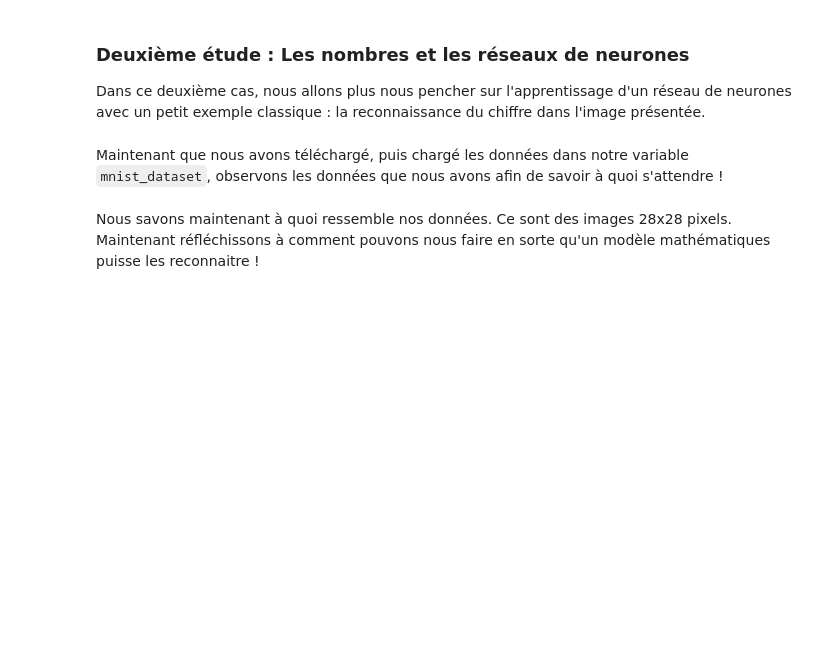
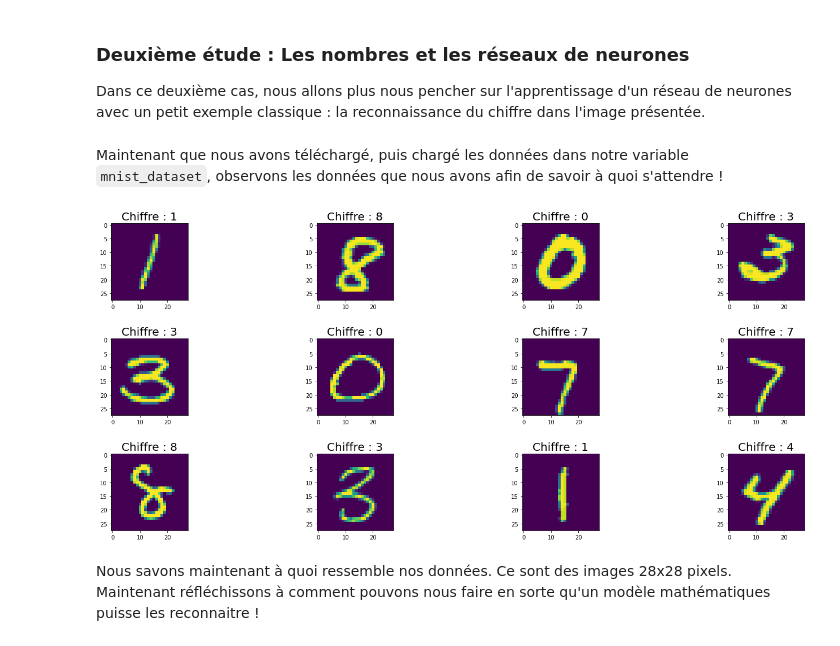
Before and after one commit to lbaret/introduction_ia_terminale, a Jupyter notebook: src/notebooks/develop.ipynb, the cells around one changed output. Drawn from its saved outputs; the diff is of its cells as text; code cells hidden in the pictures; blank space fills up the shorter version.

```diff
--- a/src/notebooks/develop.ipynb
+++ b/src/notebooks/develop.ipynb
@@ -157,7 +184,7 @@ Dans ce deuxième cas, nous allons plus nous pencher sur l'apprentissage d'un r
 %%capture mnist_download
 
 # Téléchargement des données
-mnist_dataset = MNIST(root="../../data/", download=True)
+mnist_dataset = MNIST(root="../../data/", download=True, transform=ToTensor())
 # %% [markdown]
 Maintenant que nous avons téléchargé, puis chargé les données dans notre variable `mnist_dataset`, observons les données que nous avons afin de savoir à quoi s'attendre !
 # %%
@@ -165,22 +192,24 @@ image, _ = mnist_dataset[0]
 # %%
 fig = plt.figure(figsize=(25, 10))
 columns = 4
 rows = 3
 
 random_indexes = random.sample(
     list(
         range(len(mnist_dataset))
     ), k=columns * rows
 )
 for i in range(columns * rows):
     image, label = mnist_dataset[random_indexes[i]]
-    image = np.asarray(image)
+    image = np.asarray(image.squeeze())
     ax = fig.add_subplot(rows, columns, i+1)
     ax.set_title(f"Chiffre : {label}", fontdict={'fontsize': 20})
     plt.imshow(image)
 
 plt.subplots_adjust(hspace=0.5)
 plt.show()
+# %% [output]
+[figure, added]
 # %% [markdown]
 Nous savons maintenant à quoi ressemble nos données. Ce sont des images 28x28 pixels.
 Maintenant réfléchissons à comment pouvons nous faire en sorte qu'un modèle mathématiques puisse les reconnaitre !
```
Also changed, not shown: parts of 17 cells of this notebook, 1 other file.
